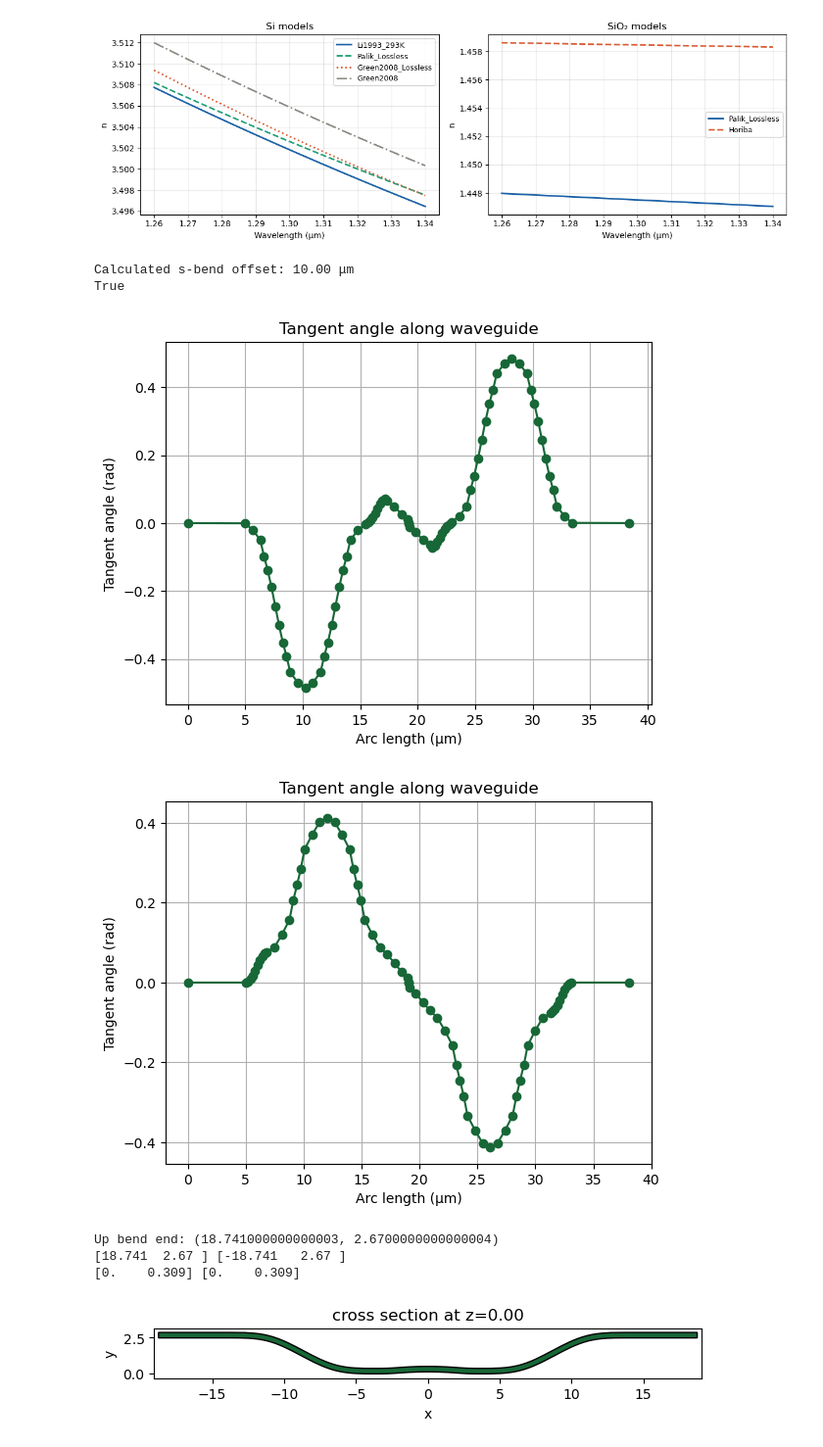
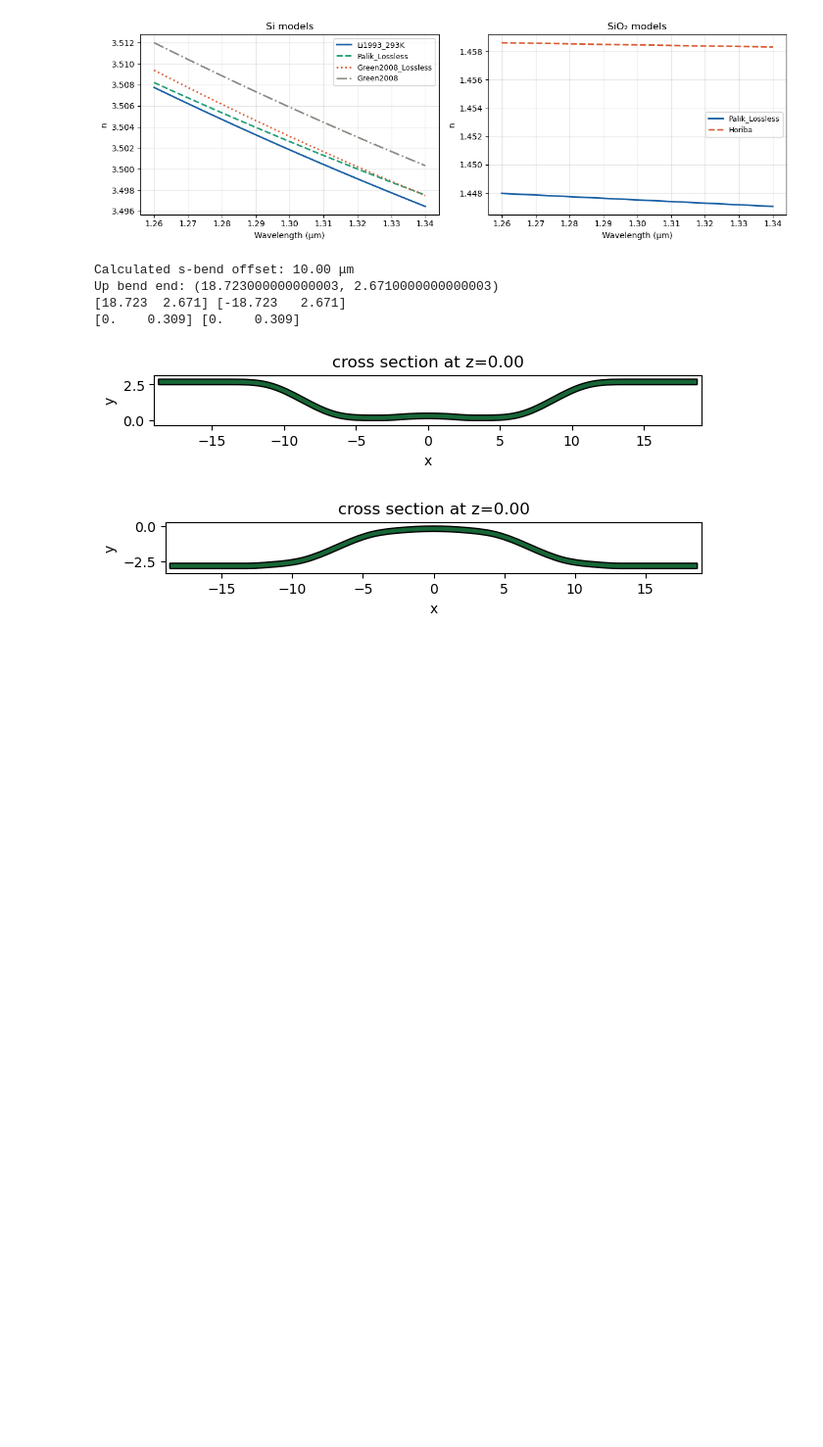
Before and after one commit to angelPappas/photonic_skill_project, a Jupyter notebook: 6_bend_dc_Tidy3D/bent_dc.ipynb, the cells around one changed output. Shown at 98% size. Saved outputs shown, nothing was run; the diff lists cells and outputs as text; code cells hidden in the pictures; blank space fills up the shorter version.

```diff
--- a/6_bend_dc_Tidy3D/bent_dc.ipynb
+++ b/6_bend_dc_Tidy3D/bent_dc.ipynb
@@ -66,10 +68,6 @@ plt.show()
 # This cell contains all the geometry, sources, monitors, and simulation creation
 
 # MMI power splitter dimensions.
-w_wg = 0.38  # Waveguide width (um).
-h_si = 0.22  # Silicon layer height (um).
-gap = 0.1  # Gap between output waveguides (um).
-
-# S-bend parameters.
-s_bend_offset = 1.0  # Lateral offset for S-bends (um).
-s_bend_length = 10.0  # Length of S-bend section (um).
+W_WG = 0.38  # Waveguide width (um).
+H_SI = 0.22  # Silicon layer height (um).
+GAP = 0.1  # Gap between output waveguides (um).
@@ -282,29 +224,25 @@ def make_bent_dc_shape(    # angle in degrees
 # %%
 R_inner = 25.0
 theta_deg = 8.5
 s_bend_length = 10
 
 s_bend_radius = 5
 theta = np.arcsin(s_bend_length/2 / s_bend_radius)
 
 s_bend_offset = 2 * s_bend_radius * (1 - np.cos(theta))
 print(f"Calculated s-bend offset: {s_bend_offset:.2f} μm")
 s_bend_offset = 2.5
 
-geometry_up, geometry_down, x_end_up, y_end_up, x_end_down, y_end_down = make_bent_dc_shape(
-    R_inner=R_inner, theta_deg=theta_deg,
-    w_wg=w_wg, gap=gap, s_bend_length=s_bend_length, s_bend_offset=s_bend_offset)
+mmi_structures, end_points = make_bent_dc_structures(
+    R_inner=R_inner, theta_deg=theta_deg, s_bend_length=s_bend_length, s_bend_offset=s_bend_offset)
 
-# Turning geometry to structure
-mmi_structure_up = td.Structure(geometry=geometry_up, medium=mat_si)
-mmi_structure_down = td.Structure(geometry=geometry_down, medium=mat_si)
-ax = mmi_structure_up.plot(z=0)
+mmi_structures[0].plot(z=0)
+mmi_structures[1].plot(z=0)
+plt.show()
 # %% [output]
 Calculated s-bend offset: 10.00 μm
-True
+Up bend end: (18.723000000000003, 2.6710000000000003)
+[18.723  2.671] [-18.723   2.671]
+[0.    0.309] [0.    0.309]
-[figure, old version]
+[figure, new version]
-[figure, old version]
+[figure, new version]
-Up bend end: (18.741000000000003, 2.6700000000000004)
-[18.741  2.67 ] [-18.741   2.67 ]
-[0.    0.309] [0.    0.309]
-[figure, removed]
```
Also changed, not shown: parts of 26 cells of this notebook, 2 other files.
